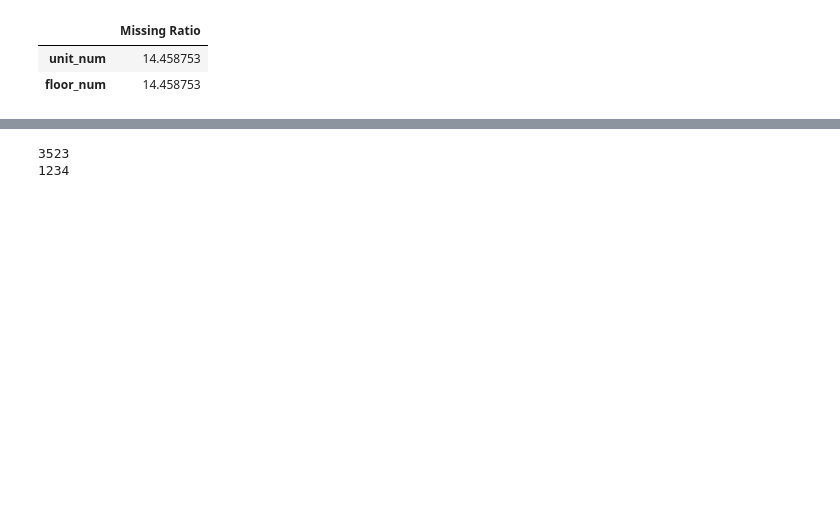
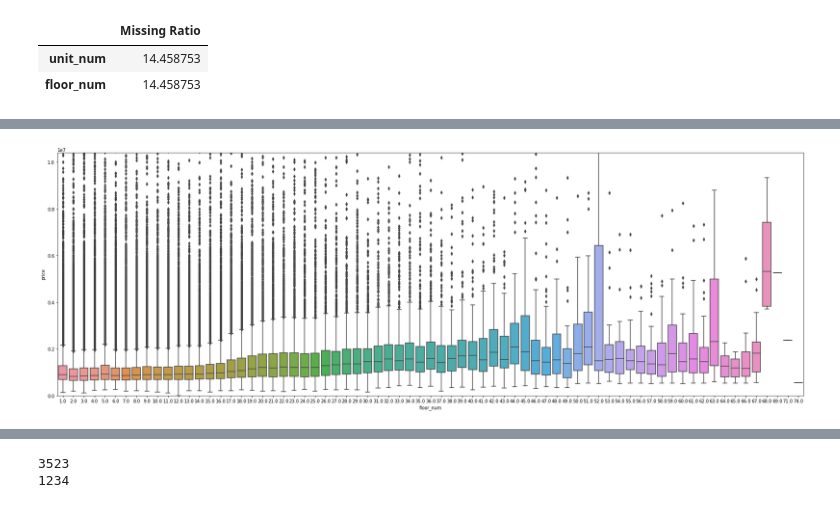
Before and after one commit to Navi-nk/housing-price-prediction, a Jupyter notebook: 2.ipynb, the cells around one changed output, grey strips where cells are left out. Saved outputs shown, nothing was run; the diff lists cells and outputs as text; code cells hidden in the pictures; blank space fills up the shorter version.

```diff
--- a/2.ipynb
+++ b/2.ipynb
@@ -326,0 +459,9 @@ missing_data
+# %%
+var = 'floor_num'
+data = pd.concat([train_data_pri['price'], train_data_pri[var]], axis=1)
+f, ax = plt.subplots(figsize=(30, 10))
+fig = sns.boxplot(x=var, y="price", data=data)
+fig.axis(ymin=0, ymax=10400000);
+plt.show()
+# %% [output]
+[figure, added]
```
Also changed, not shown: parts of 57 cells of this notebook, 2 other files.
